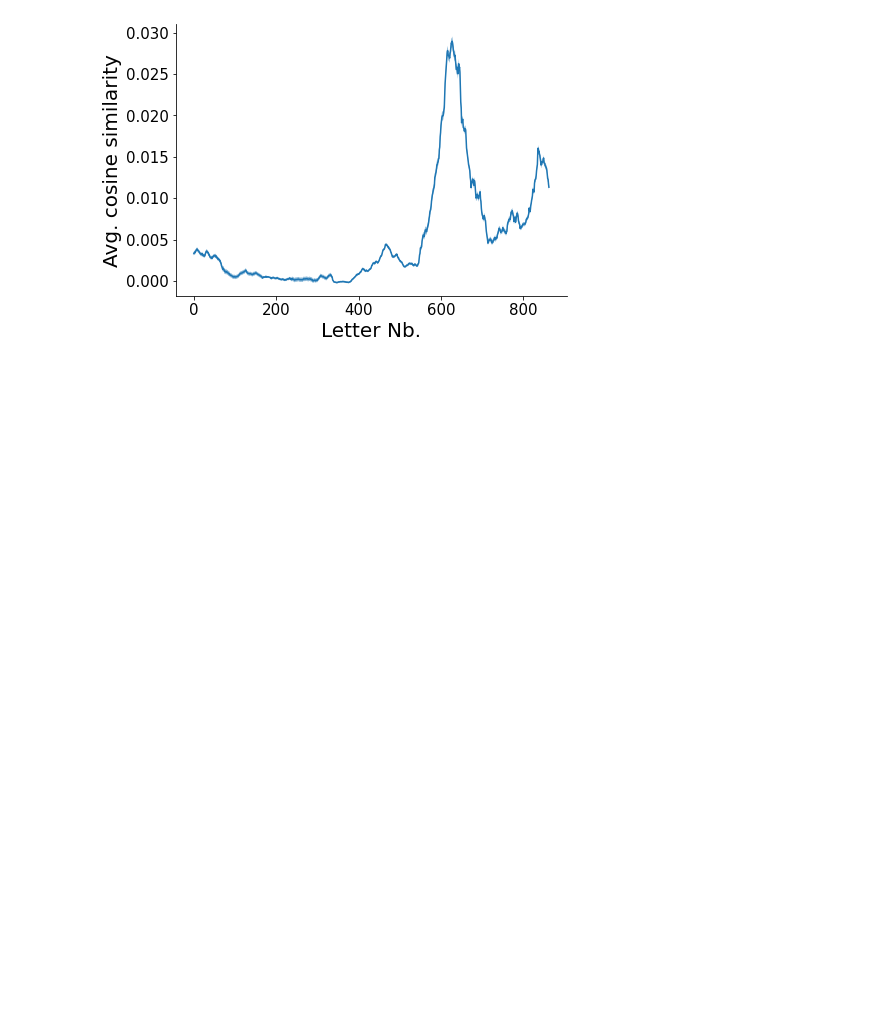
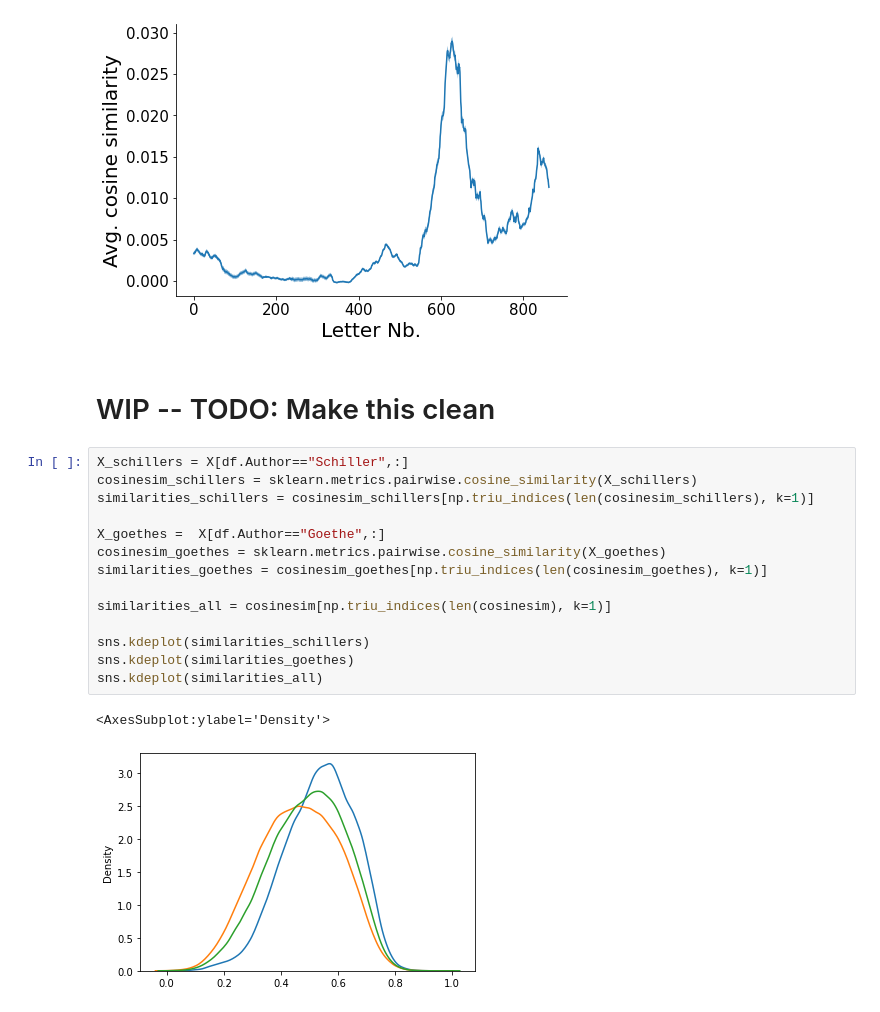
Before and after one commit to Ma-Fi-94/letters, a Jupyter notebook: Hypothesis1.ipynb, the cells around one changed output. Drawn from its saved outputs; the diff is of its cells as text; blank space fills up the shorter version.

```diff
--- a/Hypothesis1.ipynb
+++ b/Hypothesis1.ipynb
@@ -121,3 +121,22 @@ ax.fill_between(nb_letter, avg_similarities-se_similarities, avg_similarities+se
 # %% [output]
 <matplotlib.collections.PolyCollection at 0x...>
 [figure]
+# %% [markdown]
+# WIP -- TODO: Make this clean
+# %%
+X_schillers = X[df.Author=="Schiller",:]
+cosinesim_schillers = sklearn.metrics.pairwise.cosine_similarity(X_schillers)
+similarities_schillers = cosinesim_schillers[np.triu_indices(len(cosinesim_schillers), k=1)]
+
+X_goethes =  X[df.Author=="Goethe",:]
+cosinesim_goethes = sklearn.metrics.pairwise.cosine_similarity(X_goethes)
+similarities_goethes = cosinesim_goethes[np.triu_indices(len(cosinesim_goethes), k=1)]
+
+similarities_all = cosinesim[np.triu_indices(len(cosinesim), k=1)]
+
+sns.kdeplot(similarities_schillers)
+sns.kdeplot(similarities_goethes)
+sns.kdeplot(similarities_all)
+# %% [output]
+<AxesSubplot:ylabel='Density'>
+[figure, added]
```
Also changed, not shown: parts of 1 cell of this notebook.
